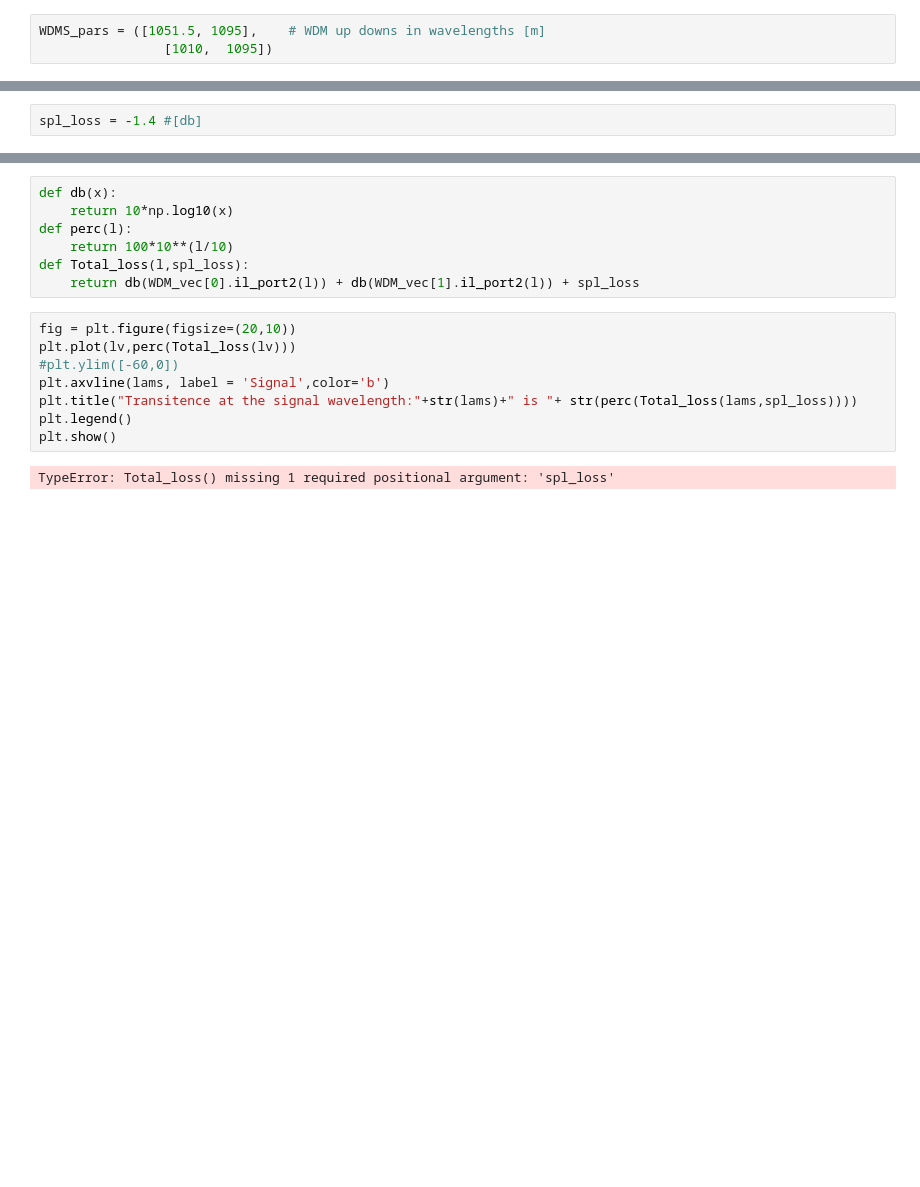
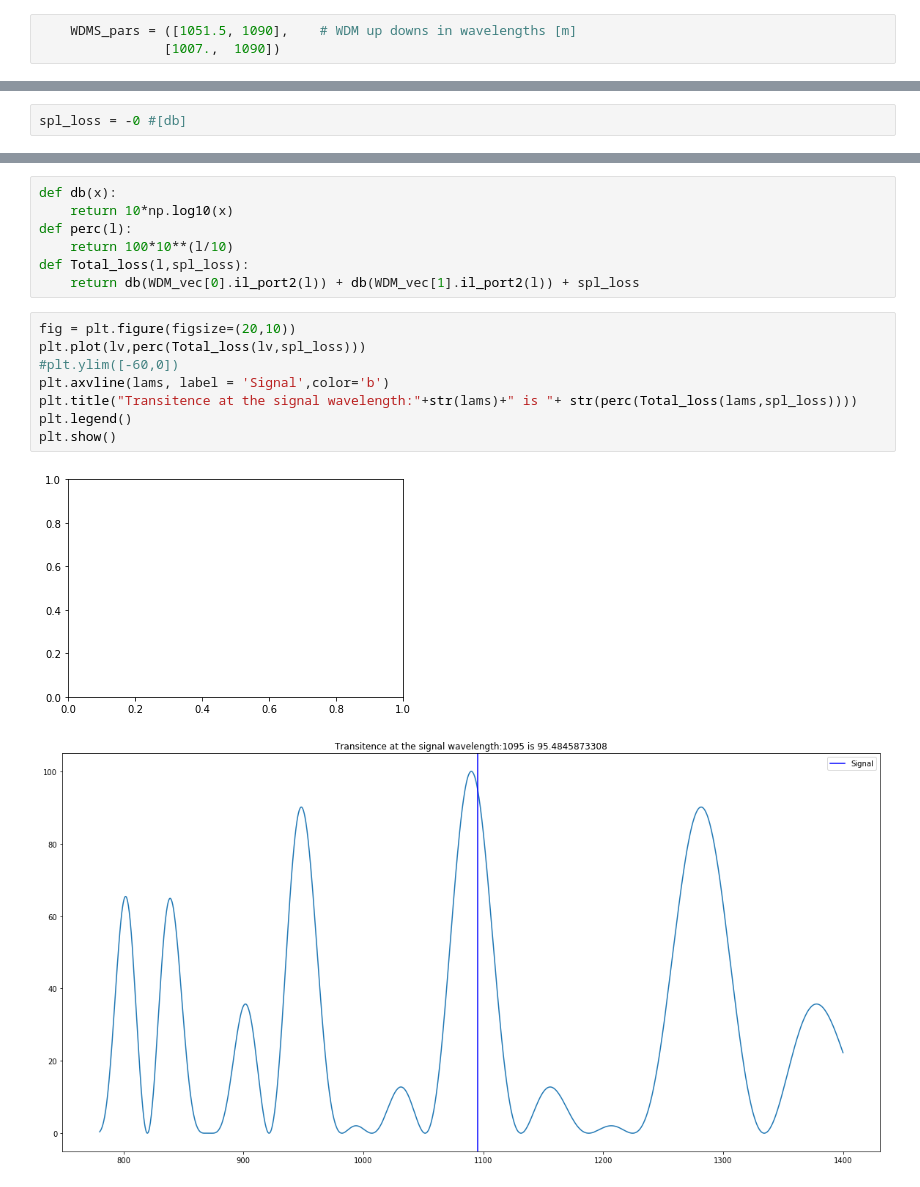
Before and after one commit to ibegleris/w-fopo, a Jupyter notebook: total_loss_per_round.ipynb, the cells around one changed output, grey strips where cells are left out. Saved outputs shown, nothing was run; the diff lists cells and outputs as text; blank space fills up the shorter version.

```diff
--- a/total_loss_per_round.ipynb
+++ b/total_loss_per_round.ipynb
@@ -24,12 +24,12 @@ WDMS_pars = ([1050, 1200], 	# WDM up downs in wavelengths [m]
                 [930,1050],
                 [930, 1200])
 # %%
-WDMS_pars = ([1051.5, 1095], 	# WDM up downs in wavelengths [m]
-                [1010,  1095])
+	WDMS_pars = ([1051.5, 1090], 	# WDM up downs in wavelengths [m]
+				[1007.,  1090])
 # %%
 lams = 1095
 # %%
-spl_loss = -1.4 #[db]
+spl_loss = -0 #[db]
 # %%
 lstart,lend = 780,1400
 N = 2**14
@@ -46,14 +46,15 @@ def Total_loss(l,spl_loss):
     return db(WDM_vec[0].il_port2(l)) + db(WDM_vec[1].il_port2(l)) + spl_loss
 # %%
 fig = plt.figure(figsize=(20,10))
-plt.plot(lv,perc(Total_loss(lv)))
+plt.plot(lv,perc(Total_loss(lv,spl_loss)))
 #plt.ylim([-60,0])
 plt.axvline(lams, label = 'Signal',color='b')
 plt.title("Transitence at the signal wavelength:"+str(lams)+" is "+ str(perc(Total_loss(lams,spl_loss))))
 plt.legend()
 plt.show()
 # %% [output]
-TypeError: Total_loss() missing 1 required positional argument: 'spl_loss'
+[figure, added]
+[figure, added]
 # %%
 for spl_loss in (-1,-1.1,-1.2,-1.3,-1.4):
     print(perc(Total_loss(lams,spl_loss)))
```
Also changed, not shown: parts of 11 cells of this notebook, 13 other files.
